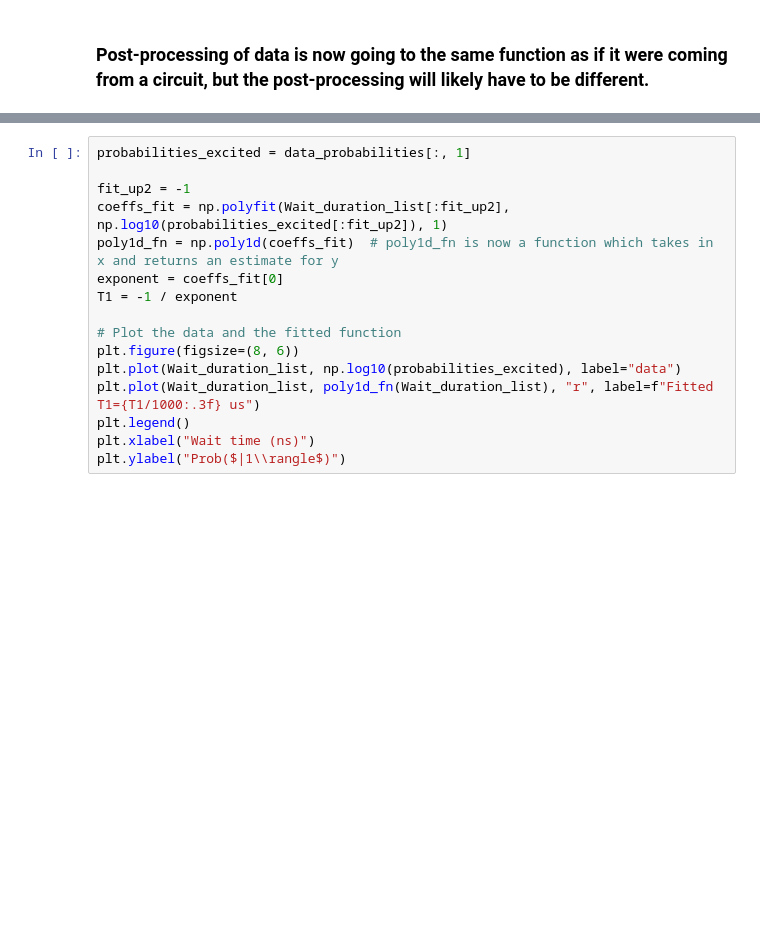
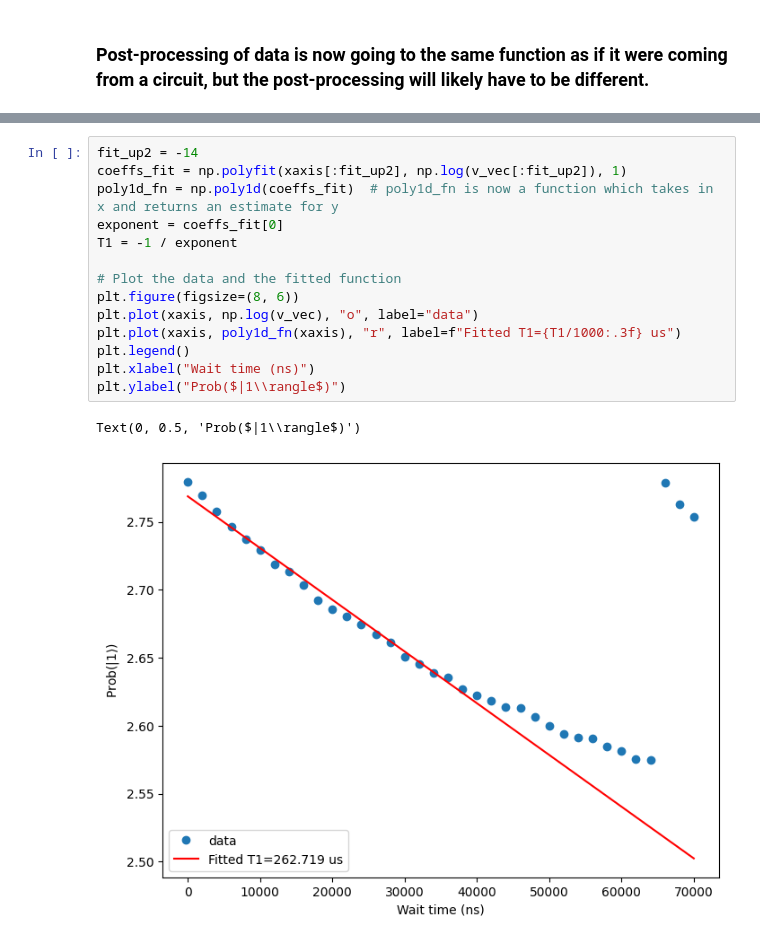
Before and after one commit to qilimanjaro-tech/qiboconnection-portfolio, a Jupyter notebook: benchmarks/coherence_times/t1.ipynb, the cells around one changed output, grey strips where cells are left out. Drawn from its saved outputs; the diff is of its cells as text; blank space fills up the shorter version.

```diff
--- a/benchmarks/coherence_times/t1.ipynb
+++ b/benchmarks/coherence_times/t1.ipynb
@@ -194,16 +193,17 @@ data_probabilities = process_returned_dataformat(results, nqubits=1)
 # %%
-probabilities_excited = data_probabilities[:, 1]
-
-fit_up2 = -1
-coeffs_fit = np.polyfit(Wait_duration_list[:fit_up2], np.log10(probabilities_excited[:fit_up2]), 1)
+fit_up2 = -14
+coeffs_fit = np.polyfit(xaxis[:fit_up2], np.log(v_vec[:fit_up2]), 1)
 poly1d_fn = np.poly1d(coeffs_fit)  # poly1d_fn is now a function which takes in x and returns an estimate for y
 exponent = coeffs_fit[0]
 T1 = -1 / exponent
 
 # Plot the data and the fitted function
 plt.figure(figsize=(8, 6))
-plt.plot(Wait_duration_list, np.log10(probabilities_excited), label="data")
-plt.plot(Wait_duration_list, poly1d_fn(Wait_duration_list), "r", label=f"Fitted T1={T1/1000:.3f} us")
+plt.plot(xaxis, np.log(v_vec), "o", label="data")
+plt.plot(xaxis, poly1d_fn(xaxis), "r", label=f"Fitted T1={T1/1000:.3f} us")
 plt.legend()
 plt.xlabel("Wait time (ns)")
 plt.ylabel("Prob($|1\\rangle$)")
+# %% [output]
+Text(0, 0.5, 'Prob($|1\\rangle$)')
+[figure, added]
```
Also changed, not shown: parts of 25 cells of this notebook.
